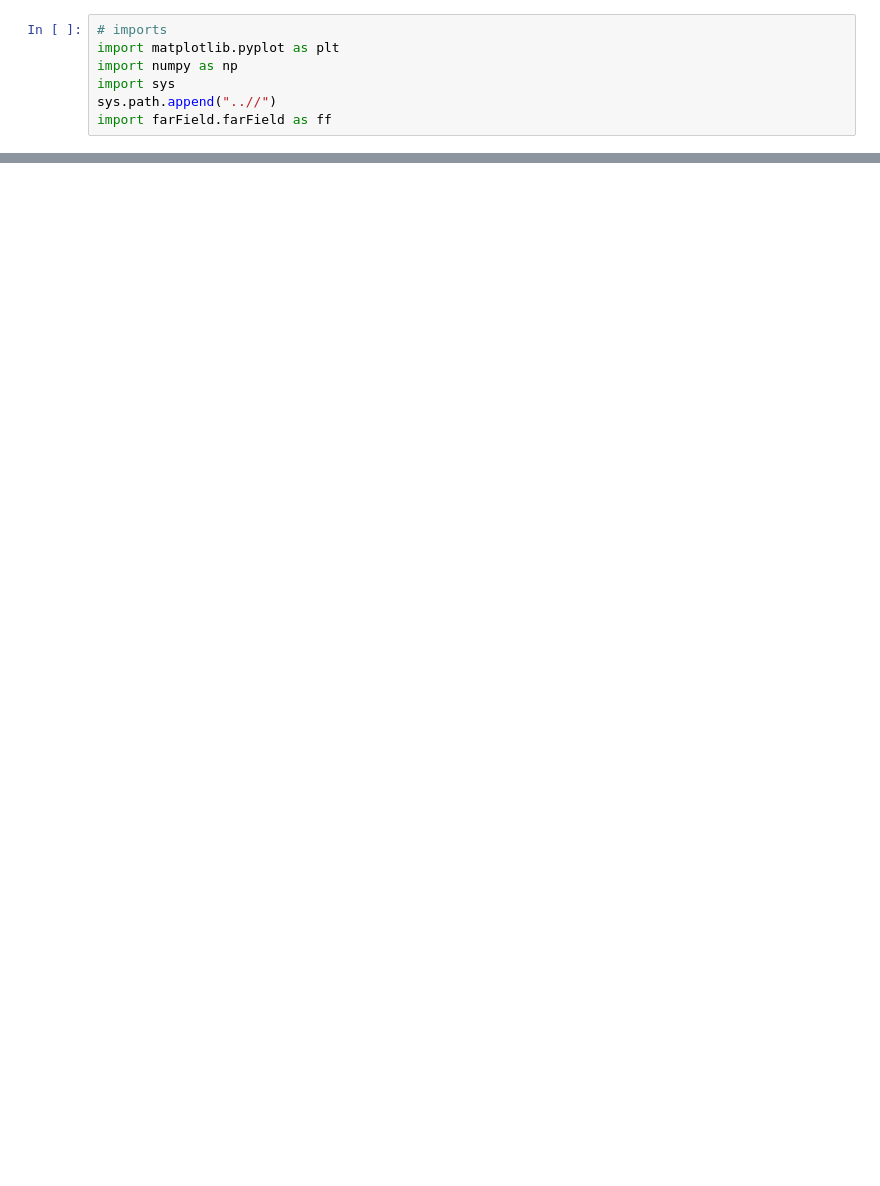
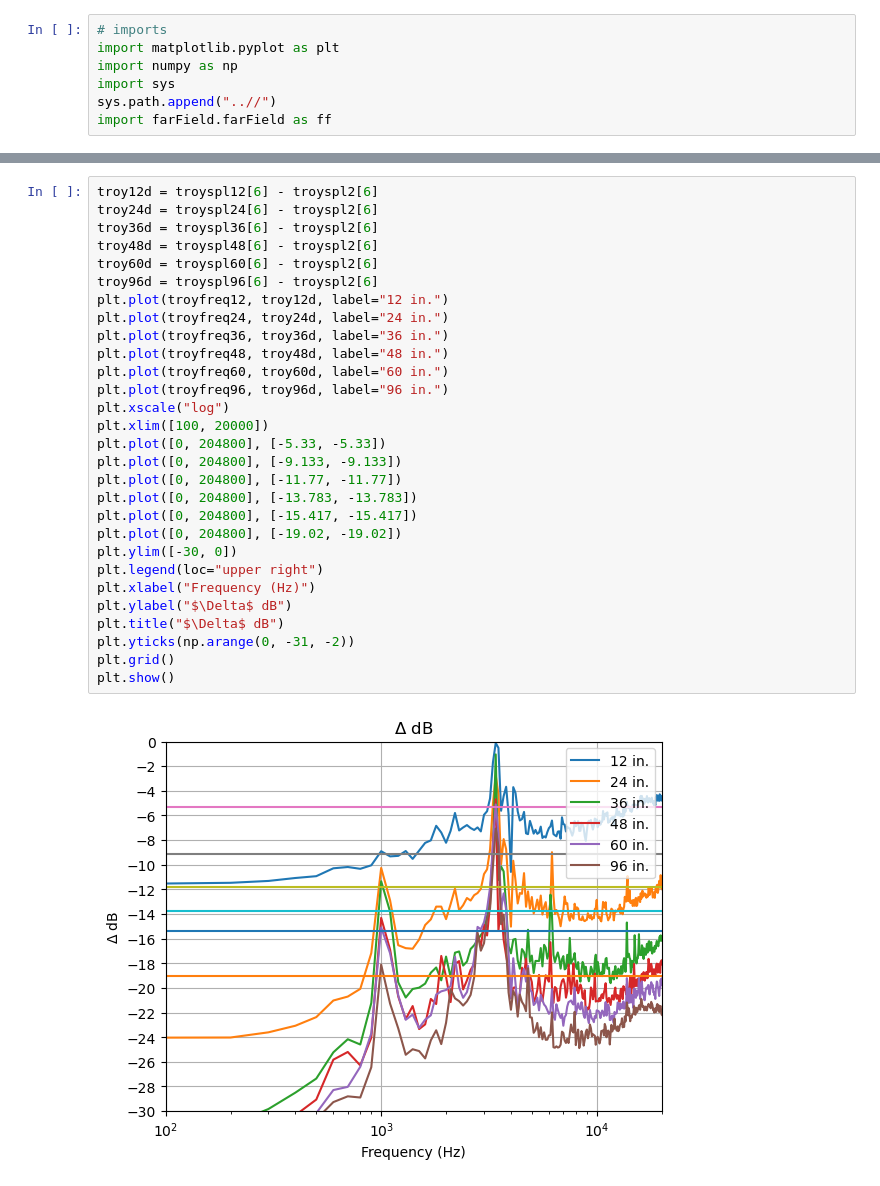
Before and after one commit to sladesladeslade/CuppolettiLab, a Jupyter notebook: Spr 23 UGR/UGRplots.ipynb, the cells around one changed output, grey strips where cells are left out. Saved outputs shown, nothing was run; the diff lists cells and outputs as text; blank space fills up the shorter version.

```diff
--- a/Spr 23 UGR/UGRplots.ipynb
+++ b/Spr 23 UGR/UGRplots.ipynb
@@ -21 +68,32 @@ spl12, freq12 = micData.narrowband(12, 50)
+# %%
+troy12d = troyspl12[6] - troyspl2[6]
+troy24d = troyspl24[6] - troyspl2[6]
+troy36d = troyspl36[6] - troyspl2[6]
+troy48d = troyspl48[6] - troyspl2[6]
+troy60d = troyspl60[6] - troyspl2[6]
+troy96d = troyspl96[6] - troyspl2[6]
+plt.plot(troyfreq12, troy12d, label="12 in.")
+plt.plot(troyfreq24, troy24d, label="24 in.")
+plt.plot(troyfreq36, troy36d, label="36 in.")
+plt.plot(troyfreq48, troy48d, label="48 in.")
+plt.plot(troyfreq60, troy60d, label="60 in.")
+plt.plot(troyfreq96, troy96d, label="96 in.")
+plt.xscale("log")
+plt.xlim([100, 20000])
+plt.plot([0, 204800], [-5.33, -5.33])
+plt.plot([0, 204800], [-9.133, -9.133])
+plt.plot([0, 204800], [-11.77, -11.77])
+plt.plot([0, 204800], [-13.783, -13.783])
+plt.plot([0, 204800], [-15.417, -15.417])
+plt.plot([0, 204800], [-19.02, -19.02])
+plt.ylim([-30, 0])
+plt.legend(loc="upper right")
+plt.xlabel("Frequency (Hz)")
+plt.ylabel("$\Delta$ dB")
+plt.title("$\Delta$ dB")
+plt.yticks(np.arange(0, -31, -2))
+plt.grid()
+plt.show()
+# %% [output]
+[figure, added]
 # %%
```
Also changed, not shown: parts of 9 cells of this notebook.
